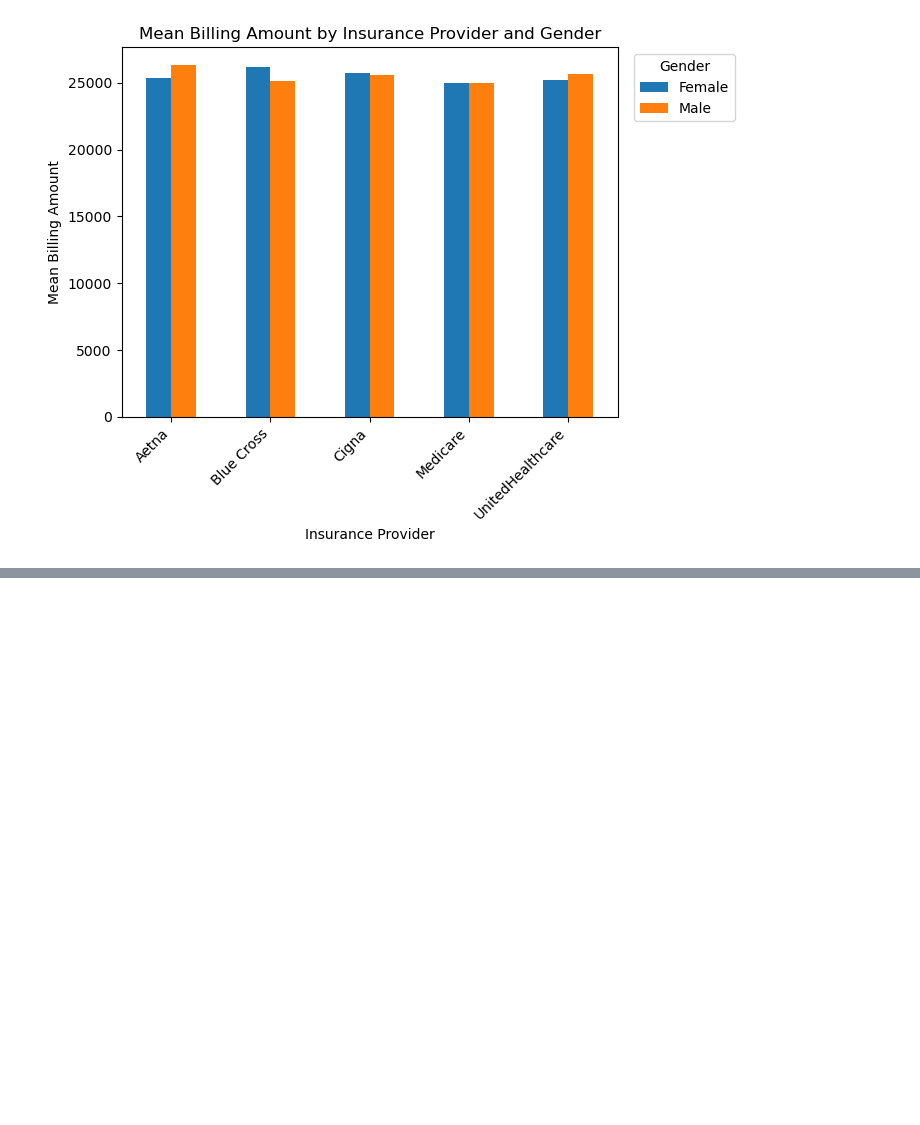
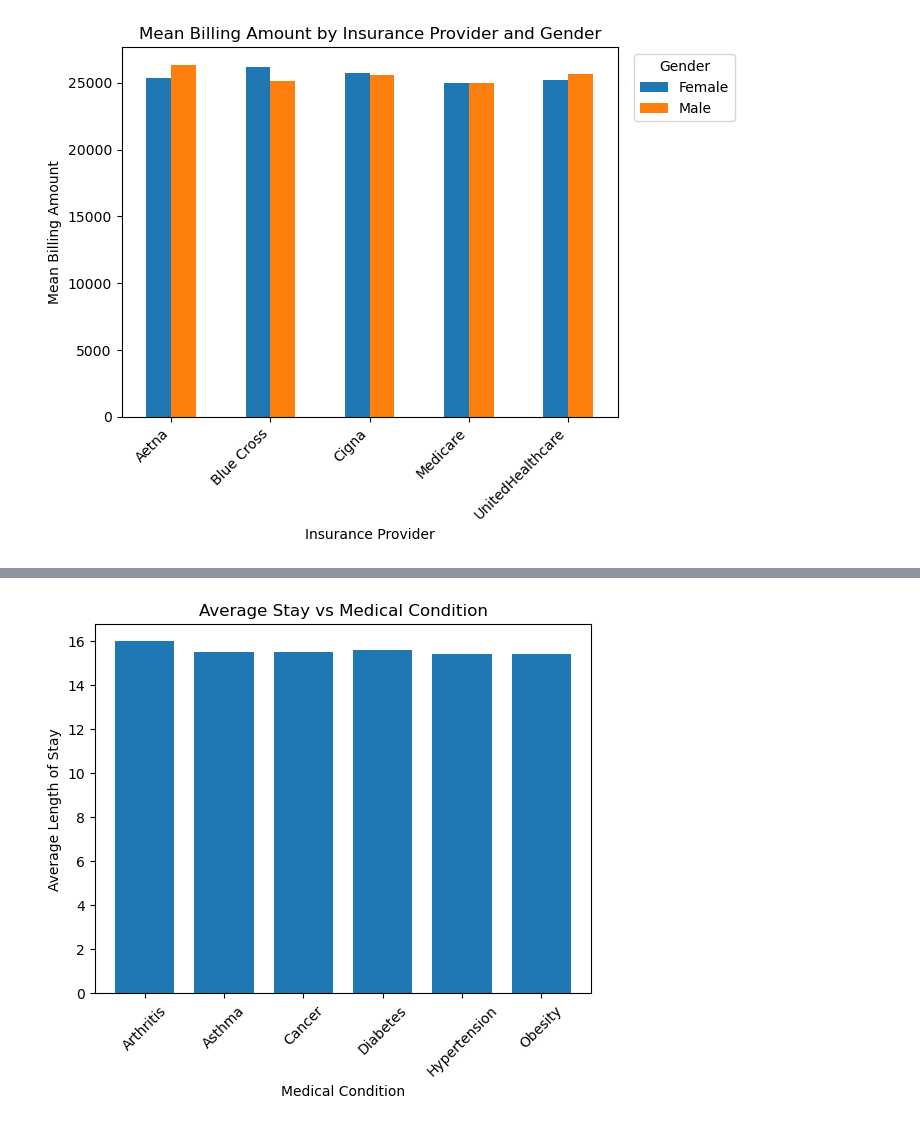
Before and after one commit to Handro4/Bootcamp-Project1, a Jupyter notebook: main.py/Healthcare.ipynb, the cells around one changed output, grey strips where cells are left out. Saved outputs shown, nothing was run; the diff lists cells and outputs as text; code cells hidden in the pictures; blank space fills up the shorter version.

```diff
--- a/main.py/Healthcare.ipynb
+++ b/main.py/Healthcare.ipynb
@@ -10,15 +10,13 @@ import numpy as np
 import seaborn as sns
 
 # Path files
-healthcare_dataset = "Data/healthcare_dataset.csv"
-insurance_dataset = "Data/insurance.csv"
-
+metadata_path = "../Data/healthcare_dataset.csv"
+insurance_dataset = "../Data/insurance.csv"
 # Read the data
-healthcare_dataset = pd.read_csv(healthcare_dataset)
+healthcare_dataset = pd.read_csv(metadata_path)
 insurance_dataset = pd.read_csv(insurance_dataset)
-
 # Display the data table for preview
-healthcare_dataset.head()
+metadata.head()
 # %% [output]
 |  | Name | Age | Gender | Blood Type | Medical Condition | Date of Admission | Doctor | Hospital | ... |
 | 0 | Aaron Burnett | 54 | Female | A- | Obesity | 6/3/21 | Samantha Mitchell MD | Reynolds LLC | ... |
@@ -171,0 +158,8 @@ billing_stats
+# %%
+# Convert the check in and check out columns to datetime
+healthcare_dataset["Date of Admission"] = pd.to_datetime(healthcare_dataset["Date of Admission"])
+healthcare_dataset["Discharge Date"] = pd.to_datetime(healthcare_dataset["Discharge Date"])
+
+# Add a column to the dataset that tells us how long the patient was in the hospital for
+healthcare_dataset["Length of Stay (days)"] = (healthcare_dataset["Discharge Date"] - healthcare_dataset["Date of Admission"]).dt.days
+healthcare_dataset
@@ -171,0 +180,12 @@ billing_stats
+# %%
+# Wanted to look at the length of stay per Medical Condition to see if there were any trends
+length_per_condition = healthcare_dataset.groupby("Medical Condition")["Length of Stay (days)"].mean()
+# Convert the results to a bar chart
+bar = length_per_condition.plot(kind="bar", width=.75)
+plt.xticks(rotation=45, ha='center')
+bar.set_xlabel("Medical Condition")
+bar.set_ylabel("Average Length of Stay")
+bar.set_title("Average Stay vs Medical Condition")
+plt.show()
+# %% [output]
+[figure, added]
```
Also changed, not shown: parts of 14 cells of this notebook.
